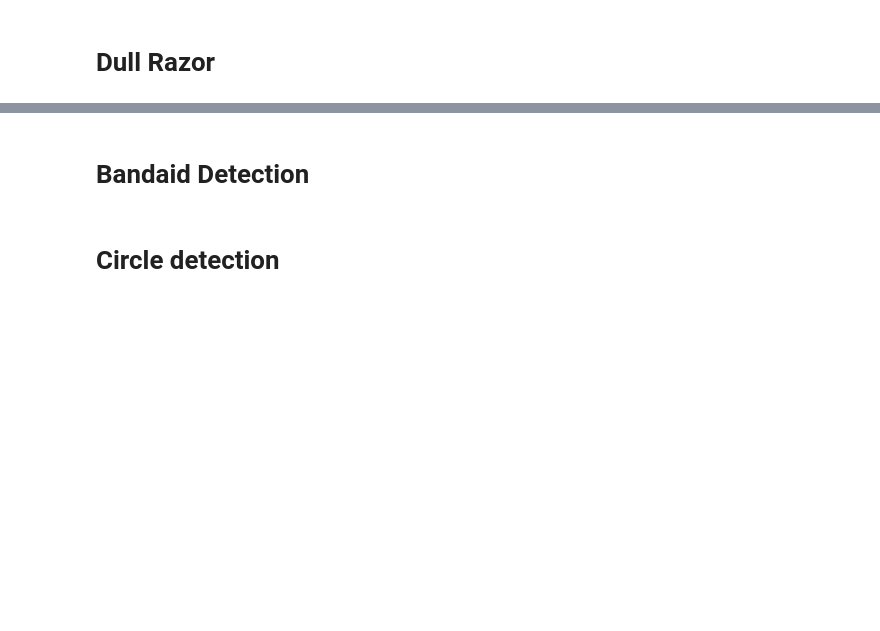
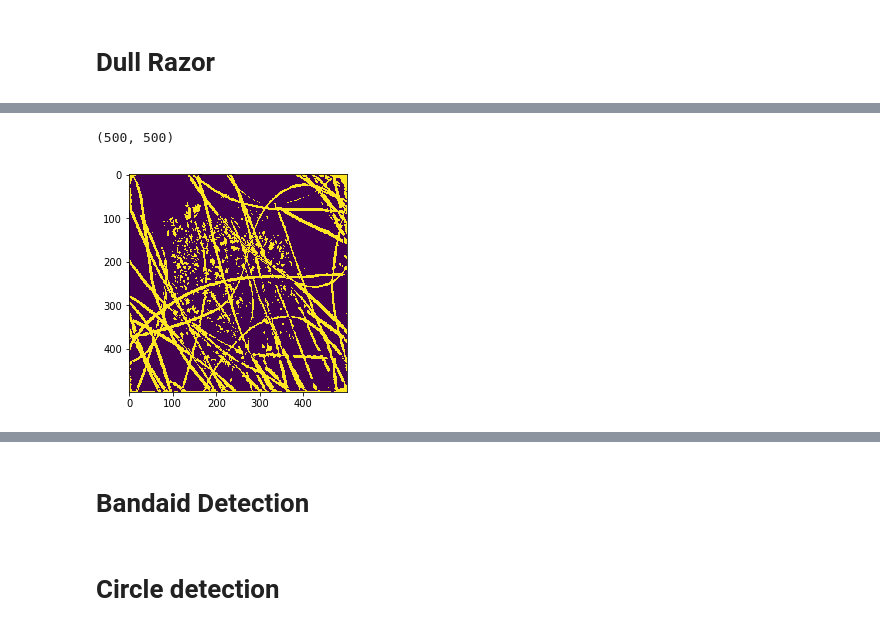
Before and after one commit to AkshayShetty2618/ISM, a Jupyter notebook: Image_PreProcessing.ipynb, the cells around one changed output, grey strips where cells are left out. Drawn from its saved outputs; the diff is of its cells as text; code cells hidden in the pictures; blank space fills up the shorter version.

Commit message:
DHR completion
Testing different thresholding techniques showed global thresholding optimal as image distortion is minimal
Thick hair can be removed by increaing the inapaint radius parameter

```diff
--- a/Image_PreProcessing.ipynb
+++ b/Image_PreProcessing.ipynb
@@ -5,6 +5,6 @@ import cv2
 import matplotlib.pyplot as plt
 import numpy as np
 # %%
-src = plt.imread(r'F:\TUhh\Sem 5\Project\practice\train2.jpg')
+src = plt.imread(r'F:\TUhh\Sem 5\Project\practice\train1.jpg')
 src=cv2.resize(src,(500,500))
 print( src.shape )
@@ -30,10 +46,15 @@ print(blackhat)
 # %%
 # intensify the hair countours in preparation for the inpainting
 # algorithm
 ret,thresh2 = cv2.threshold(blackhat,10,255,cv2.THRESH_BINARY)
+thresh3 = cv2.adaptiveThreshold(blackhat,255,cv2.ADAPTIVE_THRESH_MEAN_C,cv2.THRESH_BINARY,11,2) # Adaptive gaussian
+thresh4 = cv2.adaptiveThreshold(blackhat,255,cv2.ADAPTIVE_THRESH_GAUSSIAN_C,cv2.THRESH_BINARY,11,2) # Adaptive gaussian
 print( thresh2.shape )
 plt.imshow(thresh2)
 plt.show()
 #cv2.imwrite('thresholded_sample1.jpg', thresh2, [int(cv2.IMWRITE_JPEG_QUALITY), 90])
+# %% [output]
+(500, 500)
+[figure, added]
 # %%
 # inpaint the original image depending on the mask
```
Also changed, not shown: parts of 8 cells of this notebook.
